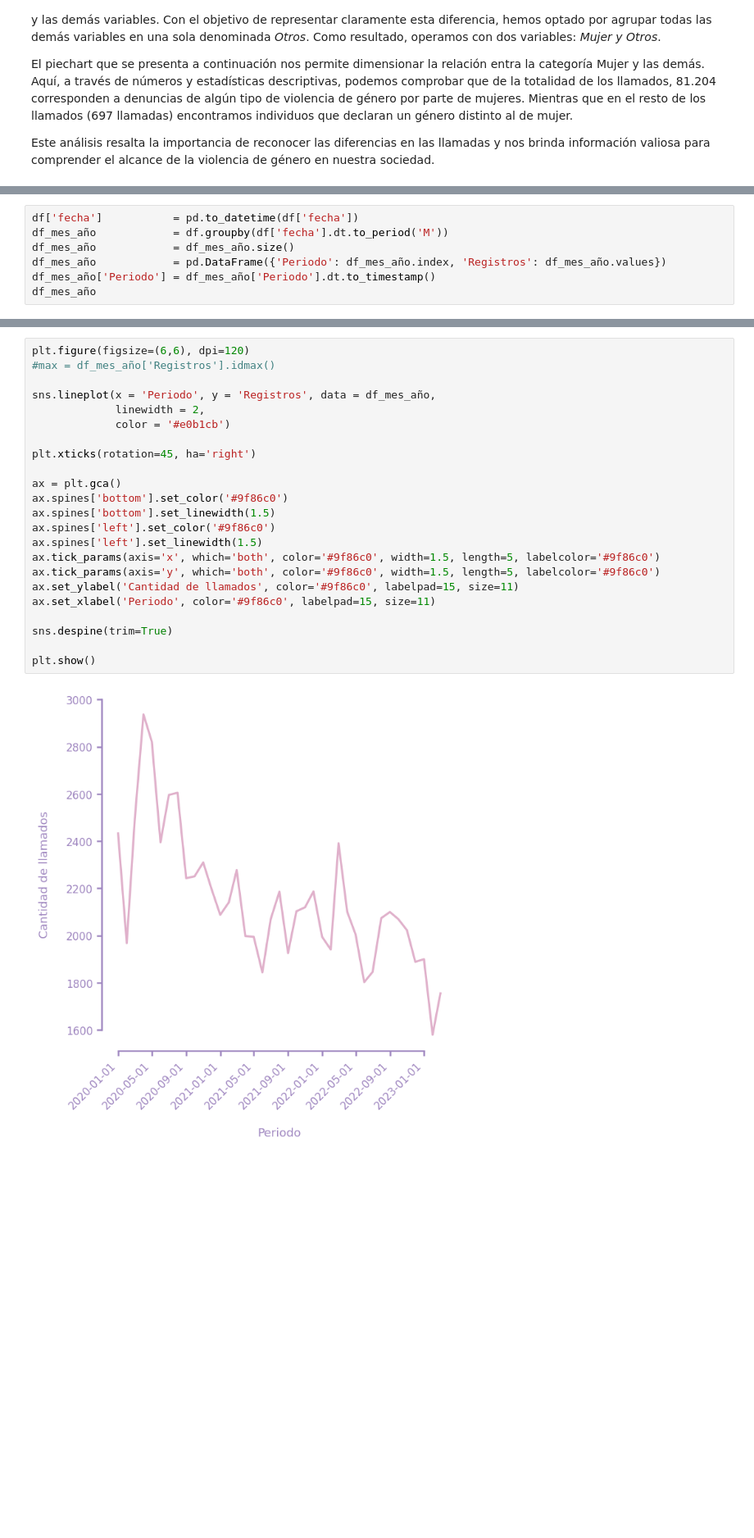
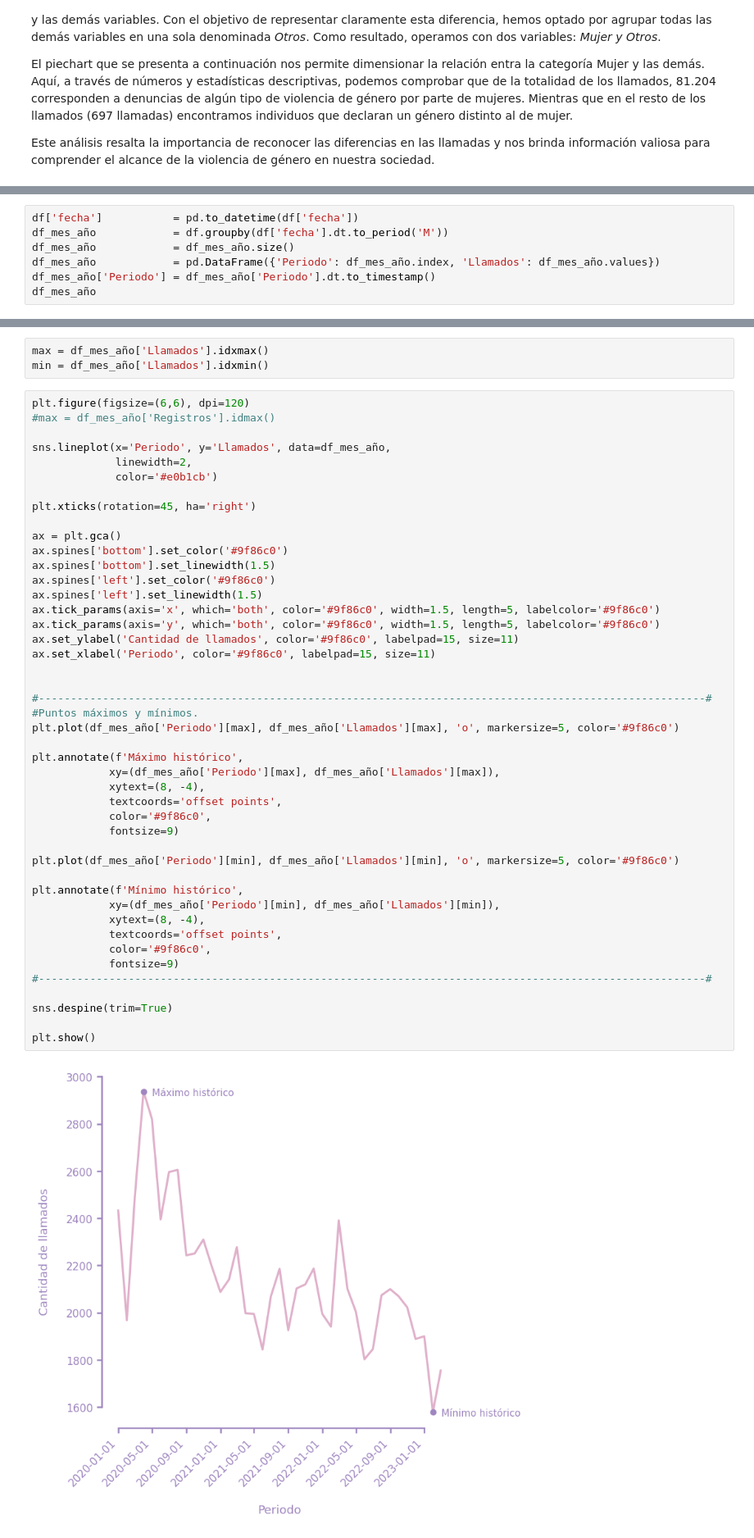
Before and after one commit to DataAnalystGabo/Analisis-Exploratorio-de-Datos-Linea-144, a Jupyter notebook: Notebooks/analisis.ipynb, the cells around one changed output, grey strips where cells are left out. Shown at 82% size. Cells and saved outputs as stored; diff of their text form; blank space fills up the shorter version.

```diff
--- a/Notebooks/analisis.ipynb
+++ b/Notebooks/analisis.ipynb
@@ -318,7 +320,7 @@ plt.show()
 df['fecha']           = pd.to_datetime(df['fecha'])
 df_mes_año            = df.groupby(df['fecha'].dt.to_period('M'))
 df_mes_año            = df_mes_año.size()
-df_mes_año            = pd.DataFrame({'Periodo': df_mes_año.index, 'Registros': df_mes_año.values})
+df_mes_año            = pd.DataFrame({'Periodo': df_mes_año.index, 'Llamados': df_mes_año.values})
 df_mes_año['Periodo'] = df_mes_año['Periodo'].dt.to_timestamp()
 df_mes_año
 # %% [output]
@@ -339,28 +341,53 @@ df_mes_año
 | 36 | 2023-01-01 | 1900 |
 | 37 | 2023-02-01 | 1580 |
 | 38 | 2023-03-01 | 1755 |
+# %%
+max = df_mes_año['Llamados'].idxmax()
+min = df_mes_año['Llamados'].idxmin()
 # %%
 plt.figure(figsize=(6,6), dpi=120)
 #max = df_mes_año['Registros'].idmax()
 
-sns.lineplot(x = 'Periodo', y = 'Registros', data = df_mes_año,
-             linewidth = 2,
-             color = '#e0b1cb')
+sns.lineplot(x='Periodo', y='Llamados', data=df_mes_año,
+             linewidth=2,
+             color='#e0b1cb')
 
 plt.xticks(rotation=45, ha='right')
 
 ax = plt.gca()
 ax.spines['bottom'].set_color('#9f86c0')
 ax.spines['bottom'].set_linewidth(1.5)
 ax.spines['left'].set_color('#9f86c0')
 ax.spines['left'].set_linewidth(1.5)
 ax.tick_params(axis='x', which='both', color='#9f86c0', width=1.5, length=5, labelcolor='#9f86c0')
 ax.tick_params(axis='y', which='both', color='#9f86c0', width=1.5, length=5, labelcolor='#9f86c0')
 ax.set_ylabel('Cantidad de llamados', color='#9f86c0', labelpad=15, size=11)
 ax.set_xlabel('Periodo', color='#9f86c0', labelpad=15, size=11)
 
+
+#--------------------------------------------------------------------------------------------------------#
+#Puntos máximos y mínimos.
+plt.plot(df_mes_año['Periodo'][max], df_mes_año['Llamados'][max], 'o', markersize=5, color='#9f86c0')
+
+plt.annotate(f'Máximo histórico',
+            xy=(df_mes_año['Periodo'][max], df_mes_año['Llamados'][max]),
+            xytext=(8, -4),
+            textcoords='offset points',
+            color='#9f86c0',
+            fontsize=9)
+
+plt.plot(df_mes_año['Periodo'][min], df_mes_año['Llamados'][min], 'o', markersize=5, color='#9f86c0')
+
+plt.annotate(f'Mínimo histórico',
+            xy=(df_mes_año['Periodo'][min], df_mes_año['Llamados'][min]),
+            xytext=(8, -4),
+            textcoords='offset points',
+            color='#9f86c0',
+            fontsize=9)
+#--------------------------------------------------------------------------------------------------------#
+
 sns.despine(trim=True)
 
 plt.show()
 # %% [output]
-[figure, old version]
+[figure, new version]
```
Also changed, not shown: parts of 9 cells of this notebook.
